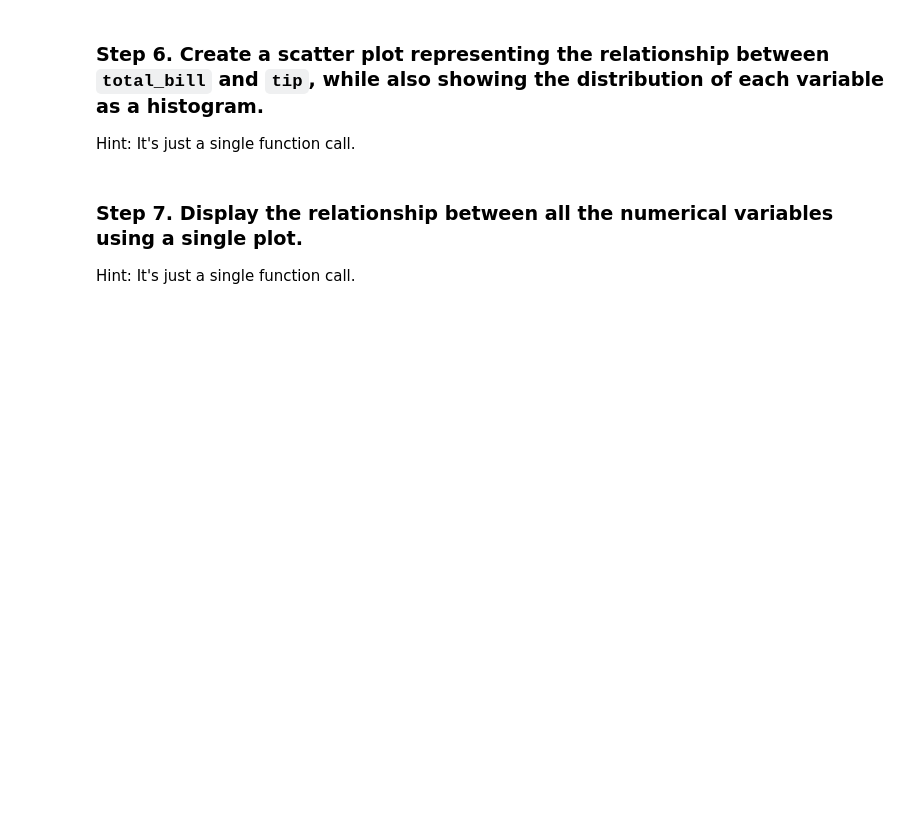
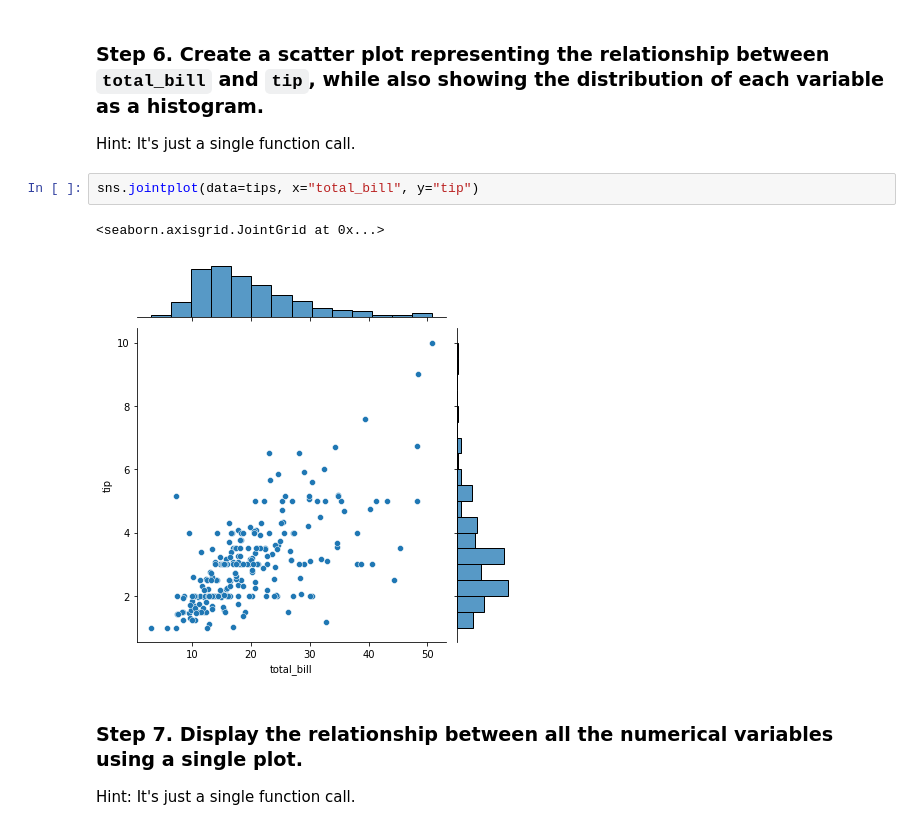
Before and after one commit to StefanMihut/Becode-Course, a Jupyter notebook: content/data_visualization/drills/Tips/Exercises.ipynb, the cells around one changed output. Drawn from its saved outputs; the diff is of its cells as text; blank space fills up the shorter version.

```diff
--- a/content/data_visualization/drills/Tips/Exercises.ipynb
+++ b/content/data_visualization/drills/Tips/Exercises.ipynb
@@ -68,6 +68,11 @@ plt.grid(axis='x')
 # %% [markdown]
 ### Step 6. Create a scatter plot representing the relationship between `total_bill` and `tip`, while also showing the distribution of each variable as a histogram.
 Hint: It's just a single function call.
+# %%
+sns.jointplot(data=tips, x="total_bill", y="tip")
+# %% [output]
+<seaborn.axisgrid.JointGrid at 0x...>
+[figure, added]
 # %% [markdown]
 ### Step 7.  Display the relationship between all the numerical variables using a single plot.
 Hint: It's just a single function call.
```
Also changed, not shown: parts of 7 cells of this notebook.
